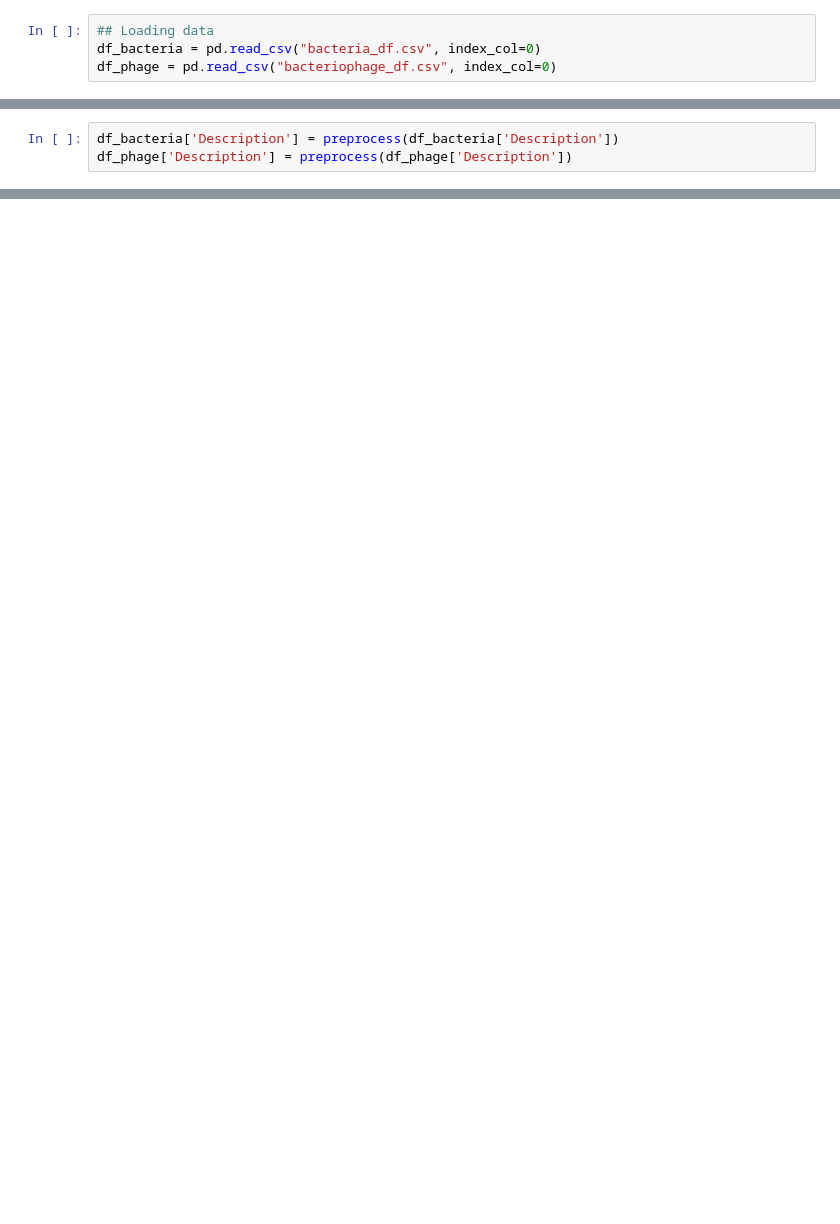
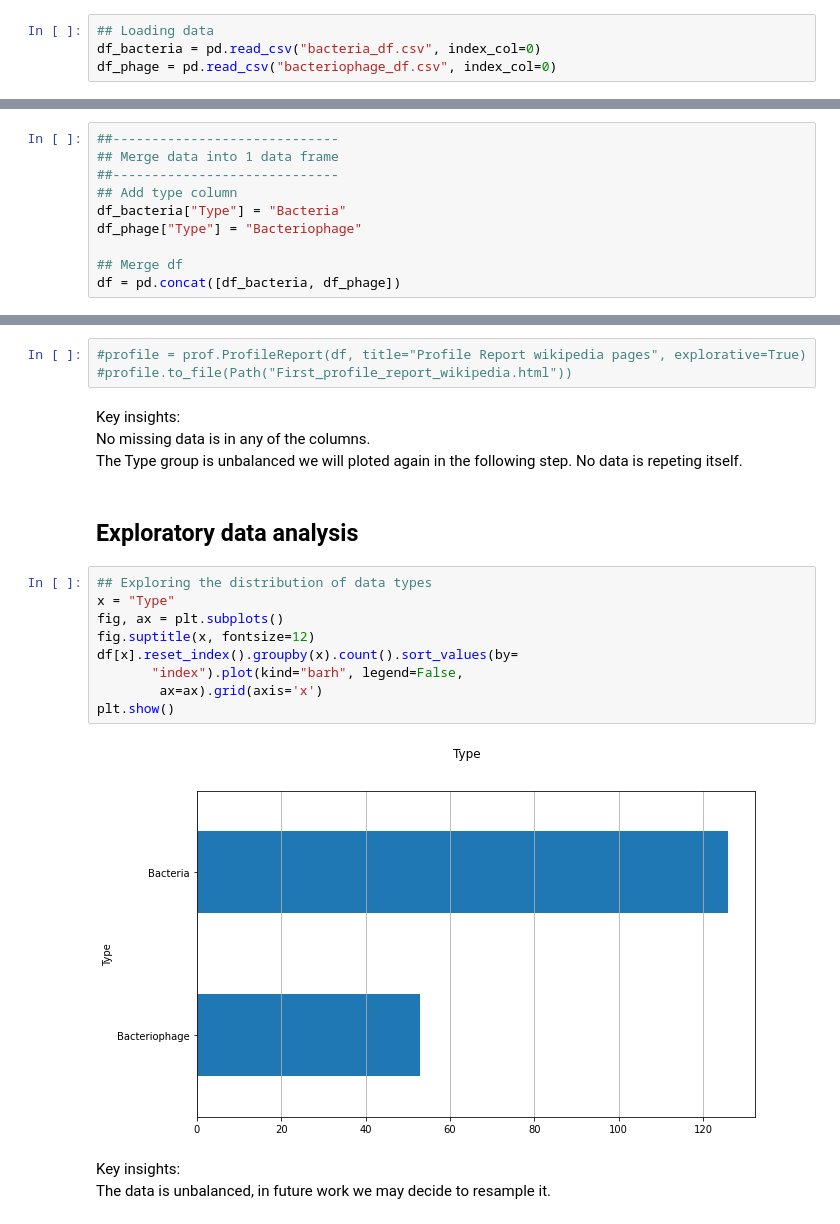
Before and after one commit to Eitams/NLP_Exercise, a Jupyter notebook: NLP_EDA.ipynb, the cells around one changed output, grey strips where cells are left out. Saved outputs shown, nothing was run; the diff lists cells and outputs as text; blank space fills up the shorter version.

```diff
--- a/NLP_EDA.ipynb
+++ b/NLP_EDA.ipynb
@@ -93,3 +70,0 @@ def preprocess(text):
-# %%
-df_bacteria['Description'] = preprocess(df_bacteria['Description'])
-df_phage['Description'] = preprocess(df_phage['Description'])
@@ -141,0 +82,10 @@ df_phage.head()
+# %%
+##-----------------------------
+## Merge data into 1 data frame
+##-----------------------------
+## Add type column
+df_bacteria["Type"] = "Bacteria"
+df_phage["Type"] = "Bacteriophage"
+
+## Merge df
+df = pd.concat([df_bacteria, df_phage])
@@ -141,0 +101,24 @@ df_phage.head()
+# %%
+#profile = prof.ProfileReport(df, title="Profile Report wikipedia pages", explorative=True)
+#profile.to_file(Path("First_profile_report_wikipedia.html"))
+# %% [markdown]
+Key insights:
+No missing data is in any of the columns.
+The Type group is unbalanced we will ploted again in the following step.
+No data is repeting itself.
+# %% [markdown]
+## Exploratory data analysis
+# %%
+## Exploring the distribution of data types
+x = "Type"
+fig, ax = plt.subplots()
+fig.suptitle(x, fontsize=12)
+df[x].reset_index().groupby(x).count().sort_values(by=
+       "index").plot(kind="barh", legend=False,
+        ax=ax).grid(axis='x')
+plt.show()
+# %% [output]
+[figure, added]
+# %% [markdown]
+Key insights:
+The data is unbalanced, in future work we may decide to resample it.
```
Also changed, not shown: parts of 72 cells of this notebook.
